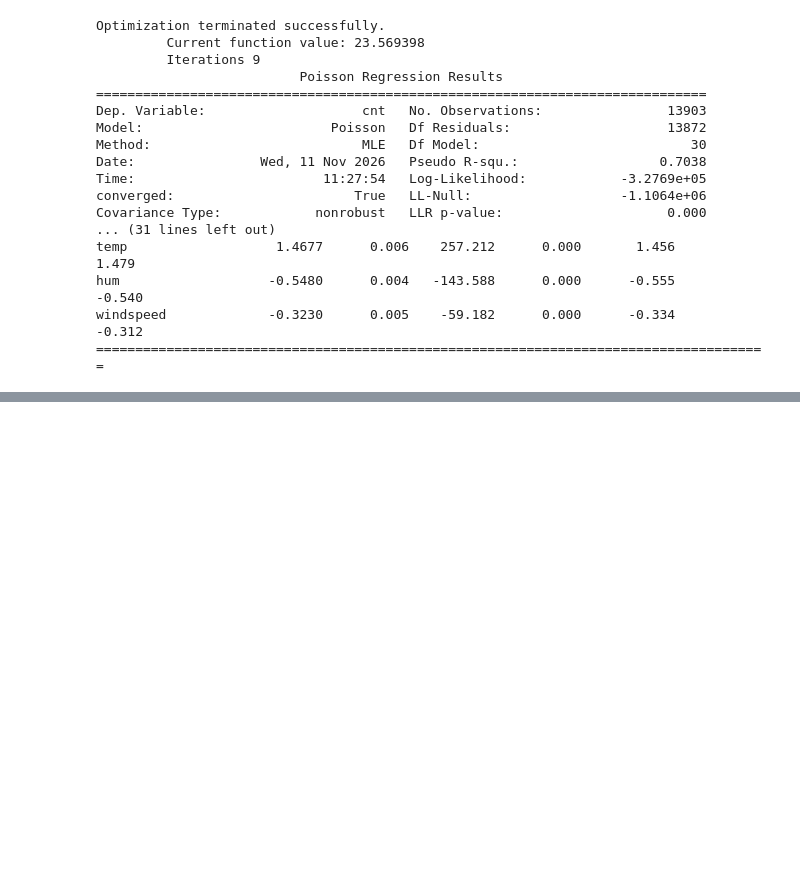
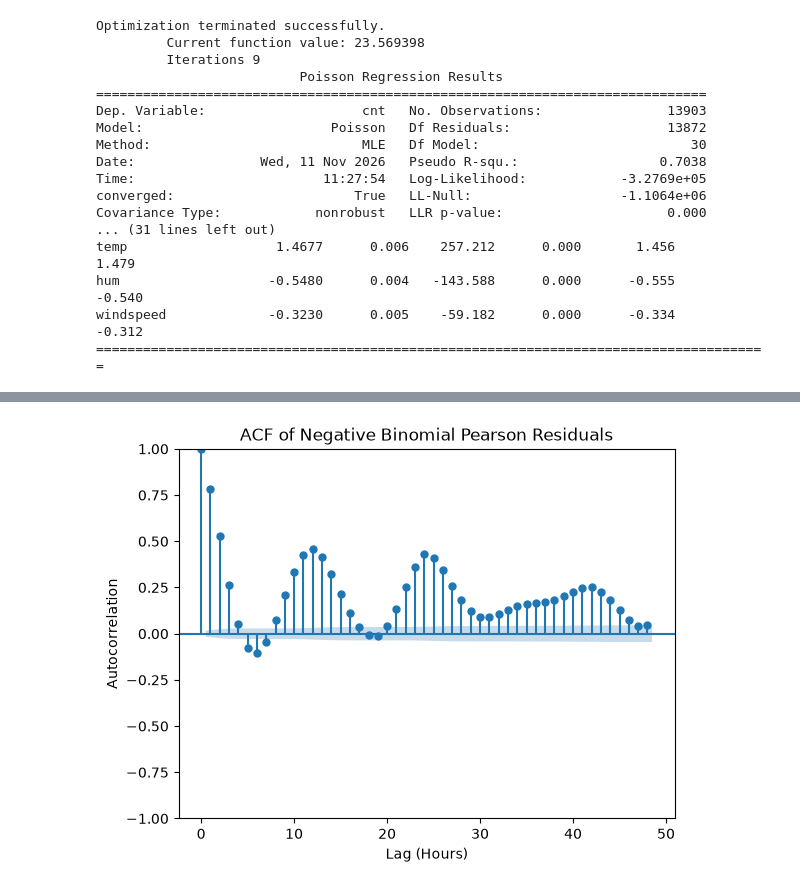
Before and after one commit to Ayush134vbt/bike_sharing_demand_analysis, a Jupyter notebook: notebooks/02_regression_modelling.ipynb, the cells around one changed output, grey strips where cells are left out. Saved outputs shown, nothing was run; the diff lists cells and outputs as text; code cells hidden in the pictures; blank space fills up the shorter version.

```diff
--- a/notebooks/02_regression_modelling.ipynb
+++ b/notebooks/02_regression_modelling.ipynb
@@ -236,0 +261,10 @@ The suitability of the Poisson model will be assessed by examining overdispersio
+# %%
+nb_model = smf.negativebinomial(
+    formula=formula,
+    data=train
+).fit(maxiter=300)
+
+print(nb_model.summary())
+alpha = nb_model.params["alpha"]
+
+print(f"Estimated alpha: {alpha:.4f}")
@@ -236,0 +321,21 @@ The suitability of the Poisson model will be assessed by examining overdispersio
+# %%
+mu_nb = nb_model.predict(train)
+alpha = nb_model.params["alpha"]
+
+nb_pearson_residuals = (
+    (train["cnt"].to_numpy() - mu_nb.to_numpy())
+    / np.sqrt(mu_nb.to_numpy() + alpha * mu_nb.to_numpy()**2)
+)
+
+
+from statsmodels.graphics.tsaplots import plot_acf
+
+plot_acf(nb_pearson_residuals, lags=48)
+
+plt.title("ACF of Negative Binomial Pearson Residuals")
+plt.xlabel("Lag (Hours)")
+plt.ylabel("Autocorrelation")
+
+plt.show()
+# %% [output]
+[figure, added]
```
Also changed, not shown: parts of 9 cells of this notebook.
